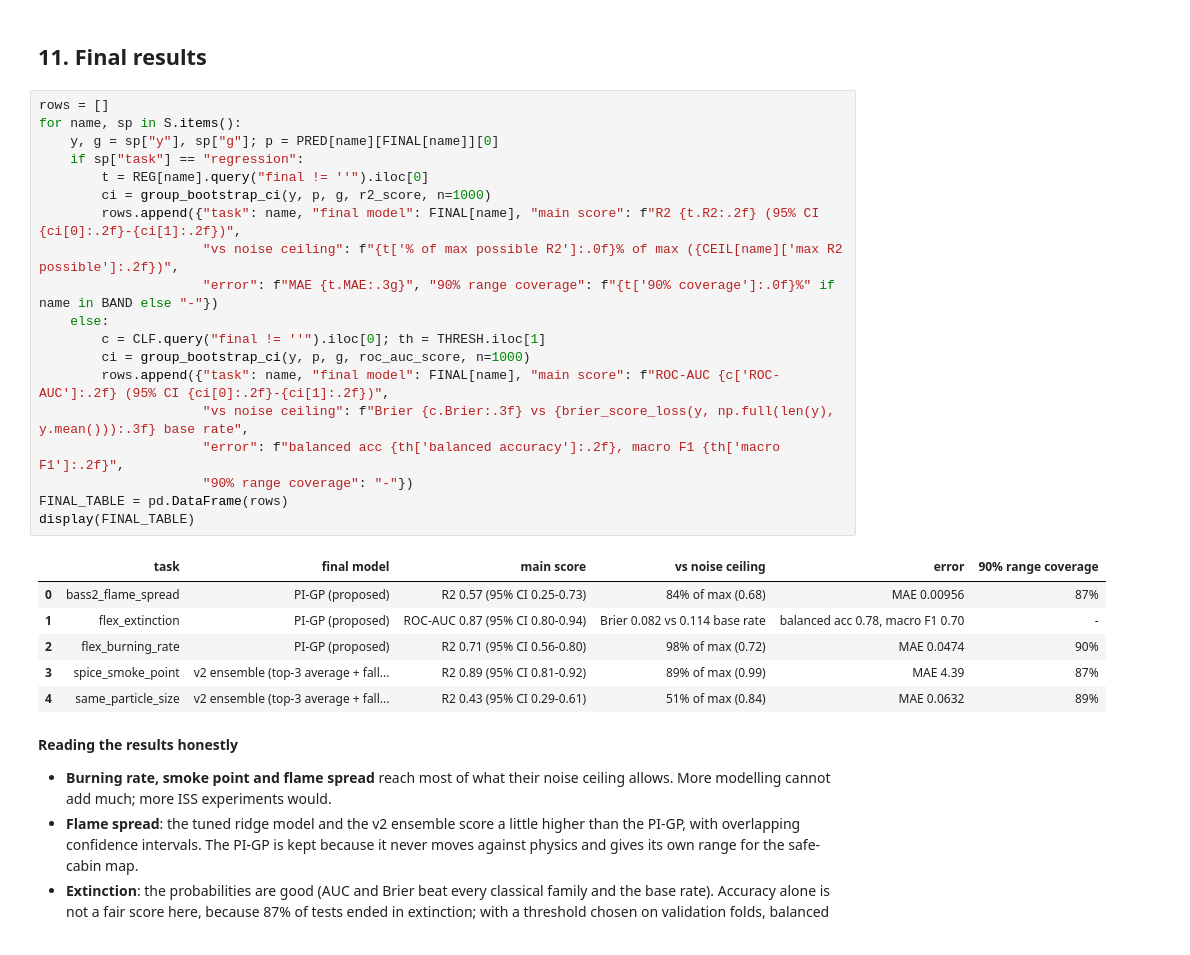
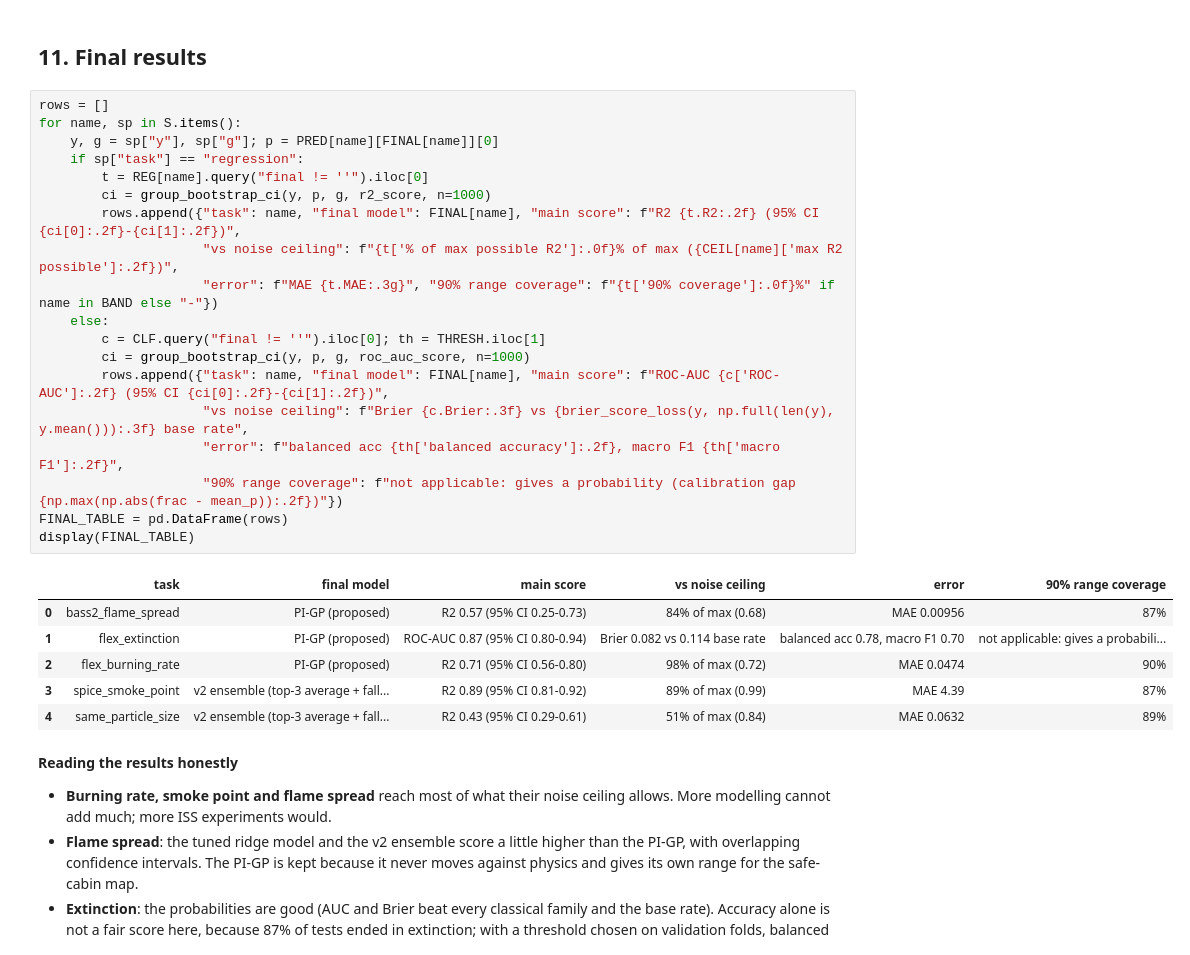
Before and after one commit to Dumbo-programmer/NASA-Space-Apps-2026, a Jupyter notebook: notebooks/AstraFlame_Full_ML_Pipeline.ipynb, the cells around one changed output. Cells and saved outputs as stored; diff of their text form.

Commit message:
Notebook: explain why extinction has no 90% range coverage

```diff
--- a/notebooks/AstraFlame_Full_ML_Pipeline.ipynb
+++ b/notebooks/AstraFlame_Full_ML_Pipeline.ipynb
@@ -991,26 +991,26 @@ Invalid request is refused with a clear message: fuel='Diesel' was never tested
 # %%
 rows = []
 for name, sp in S.items():
     y, g = sp["y"], sp["g"]; p = PRED[name][FINAL[name]][0]
     if sp["task"] == "regression":
         t = REG[name].query("final != ''").iloc[0]
         ci = group_bootstrap_ci(y, p, g, r2_score, n=1000)
         rows.append({"task": name, "final model": FINAL[name], "main score": f"R2 {t.R2:.2f} (95% CI {ci[0]:.2f}-{ci[1]:.2f})",
                      "vs noise ceiling": f"{t['% of max possible R2']:.0f}% of max ({CEIL[name]['max R2 possible']:.2f})",
                      "error": f"MAE {t.MAE:.3g}", "90% range coverage": f"{t['90% coverage']:.0f}%" if name in BAND else "-"})
     else:
         c = CLF.query("final != ''").iloc[0]; th = THRESH.iloc[1]
         ci = group_bootstrap_ci(y, p, g, roc_auc_score, n=1000)
         rows.append({"task": name, "final model": FINAL[name], "main score": f"ROC-AUC {c['ROC-AUC']:.2f} (95% CI {ci[0]:.2f}-{ci[1]:.2f})",
                      "vs noise ceiling": f"Brier {c.Brier:.3f} vs {brier_score_loss(y, np.full(len(y), y.mean())):.3f} base rate",
                      "error": f"balanced acc {th['balanced accuracy']:.2f}, macro F1 {th['macro F1']:.2f}",
-                     "90% range coverage": "-"})
+                     "90% range coverage": f"not applicable: gives a probability (calibration gap {np.max(np.abs(frac - mean_p)):.2f})"})
 FINAL_TABLE = pd.DataFrame(rows)
 display(FINAL_TABLE)
 # %% [output]
 |  | task | final model | main score | vs noise ceiling | error | 90% range coverage |
 | 0 | bass2_flame_spread | PI-GP (proposed) | R2 0.57 (95% CI 0.25-0.73) | 84% of max (0.68) | MAE 0.00956 | 87% |
-| 1 | flex_extinction | PI-GP (proposed) | ROC-AUC 0.87 (95% CI 0.80-0.94) | Brier 0.082 vs 0.114 base rate | balanced acc 0.78, macro F1 0.70 | - |
+| 1 | flex_extinction | PI-GP (proposed) | ROC-AUC 0.87 (95% CI 0.80-0.94) | Brier 0.082 vs 0.114 base rate | balanced acc 0.78, macro F1 0.70 | not applicable: gives a probabili... |
 | 2 | flex_burning_rate | PI-GP (proposed) | R2 0.71 (95% CI 0.56-0.80) | 98% of max (0.72) | MAE 0.0474 | 90% |
 | 3 | spice_smoke_point | v2 ensemble (top-3 average + fall... | R2 0.89 (95% CI 0.81-0.92) | 89% of max (0.99) | MAE 4.39 | 87% |
 | 4 | same_particle_size | v2 ensemble (top-3 average + fall... | R2 0.43 (95% CI 0.29-0.61) | 51% of max (0.84) | MAE 0.0632 | 89% |
```
Also changed, not shown: parts of 1 cell of this notebook.
